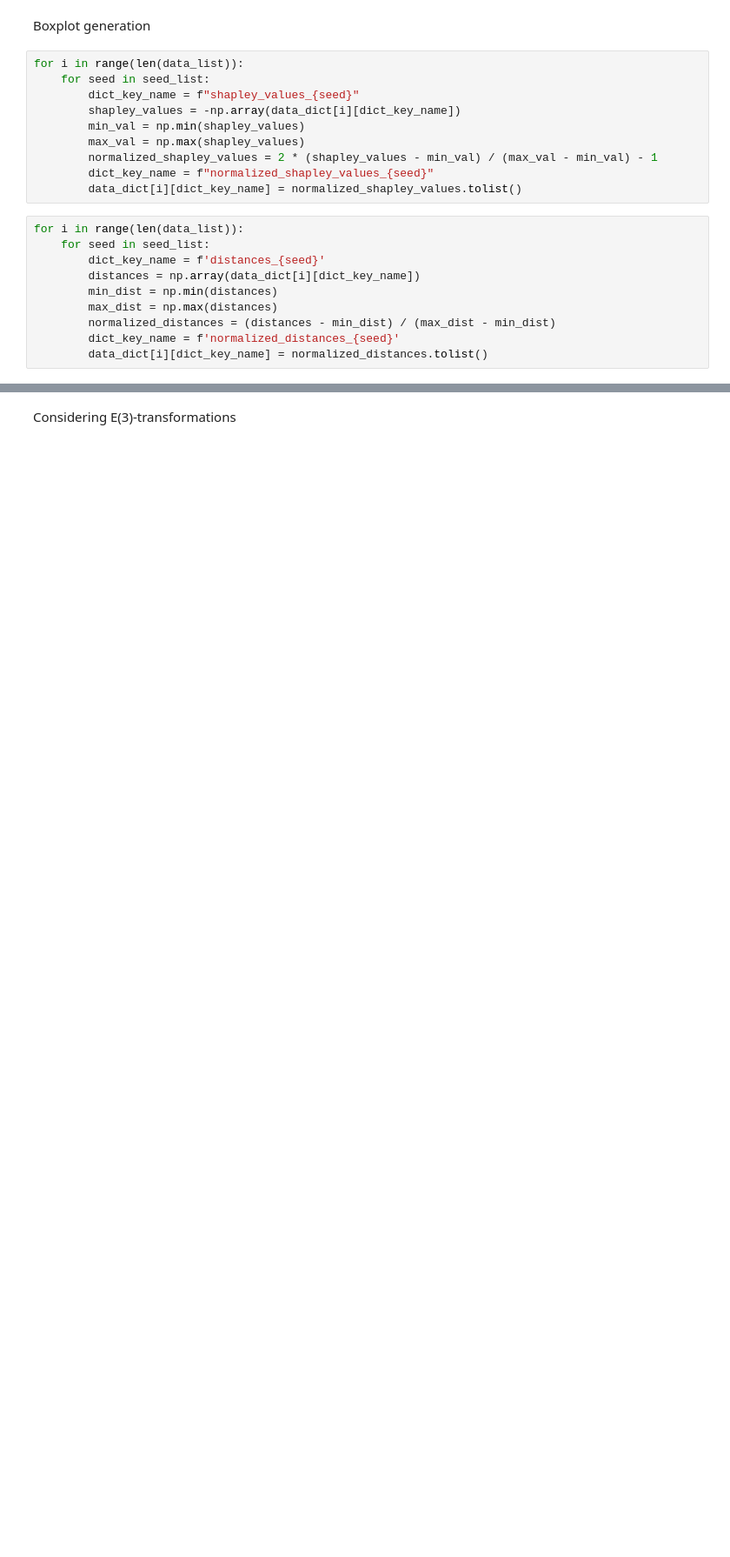
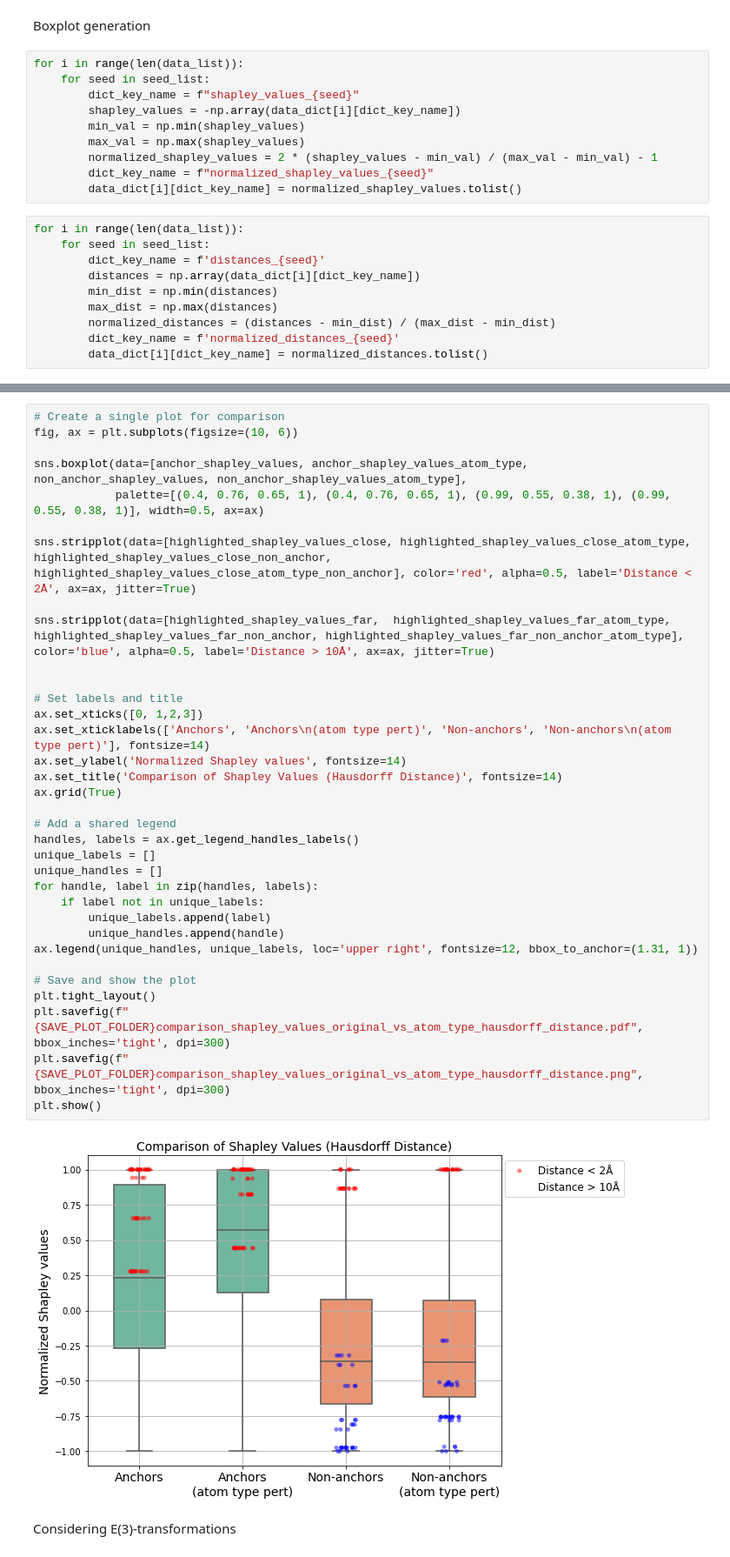
Before and after one commit to AndMastro/DiffSHAPer, a Jupyter notebook: notebooks/e3_transformation_control_atom_type_perturbation.ipynb, the cells around one changed output, grey strips where cells are left out. Shown at 87% size. Drawn from its saved outputs; the diff is of its cells as text; blank space fills up the shorter version.

```diff
--- a/notebooks/e3_transformation_control_atom_type_perturbation.ipynb
+++ b/notebooks/e3_transformation_control_atom_type_perturbation.ipynb
@@ -237,3 +392,39 @@ plt.savefig(f"{SAVE_PLOT_FOLDER}box_plot_shapley_value_no_transformations_hausdo
+# %%
+# Create a single plot for comparison
+fig, ax = plt.subplots(figsize=(10, 6))
+
+sns.boxplot(data=[anchor_shapley_values, anchor_shapley_values_atom_type, non_anchor_shapley_values, non_anchor_shapley_values_atom_type],
+            palette=[(0.4, 0.76, 0.65, 1), (0.4, 0.76, 0.65, 1), (0.99, 0.55, 0.38, 1), (0.99, 0.55, 0.38, 1)], width=0.5, ax=ax)
+
+sns.stripplot(data=[highlighted_shapley_values_close, highlighted_shapley_values_close_atom_type, highlighted_shapley_values_close_non_anchor, highlighted_shapley_values_close_atom_type_non_anchor], color='red', alpha=0.5, label='Distance < 2Å', ax=ax, jitter=True)
+
+sns.stripplot(data=[highlighted_shapley_values_far,  highlighted_shapley_values_far_atom_type, highlighted_shapley_values_far_non_anchor, highlighted_shapley_values_far_non_anchor_atom_type], color='blue', alpha=0.5, label='Distance > 10Å', ax=ax, jitter=True)
+
+
+# Set labels and title
+ax.set_xticks([0, 1,2,3])
+ax.set_xticklabels(['Anchors', 'Anchors\n(atom type pert)', 'Non-anchors', 'Non-anchors\n(atom type pert)'], fontsize=14)
+ax.set_ylabel('Normalized Shapley values', fontsize=14)
+ax.set_title('Comparison of Shapley Values (Hausdorff Distance)', fontsize=14)
+ax.grid(True)
+
+# Add a shared legend
+handles, labels = ax.get_legend_handles_labels()
+unique_labels = []
+unique_handles = []
+for handle, label in zip(handles, labels):
+    if label not in unique_labels:
+        unique_labels.append(label)
+        unique_handles.append(handle)
+ax.legend(unique_handles, unique_labels, loc='upper right', fontsize=12, bbox_to_anchor=(1.31, 1))
+
+# Save and show the plot
+plt.tight_layout()
+plt.savefig(f"{SAVE_PLOT_FOLDER}comparison_shapley_values_original_vs_atom_type_hausdorff_distance.pdf", bbox_inches='tight', dpi=300)
+plt.savefig(f"{SAVE_PLOT_FOLDER}comparison_shapley_values_original_vs_atom_type_hausdorff_distance.png", bbox_inches='tight', dpi=300)
+plt.show()
+# %% [output]
+[figure, added]
 # %% [markdown]
 Considering E(3)-transformations
 # %%
```
Also changed, not shown: parts of 29 cells of this notebook, 2 other files.
